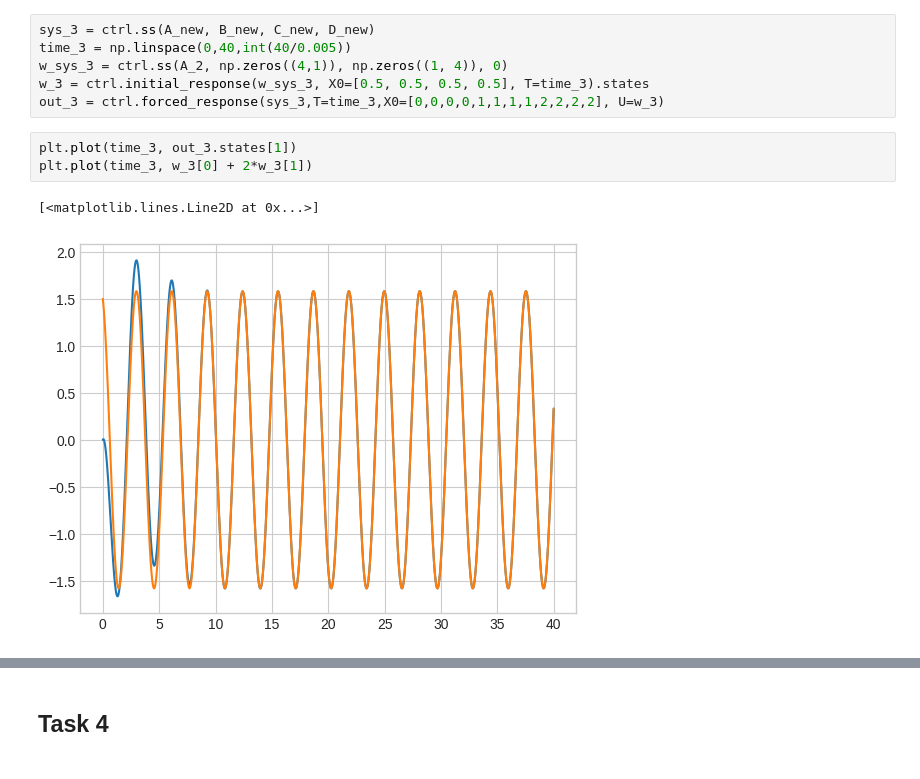
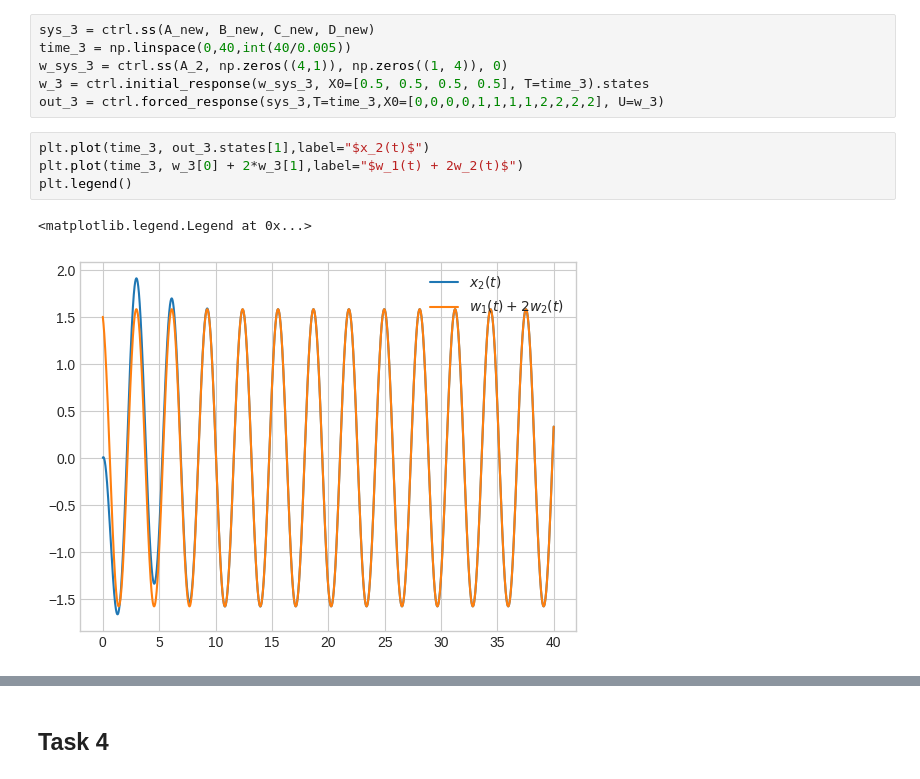
Before and after one commit to diuzhevVlad/control-theory-itmo-2023-2024, a Jupyter notebook: Lab12/Lab12.ipynb, the cells around one changed output, grey strips where cells are left out. Drawn from its saved outputs; the diff is of its cells as text.

```diff
--- a/Lab12/Lab12.ipynb
+++ b/Lab12/Lab12.ipynb
@@ -325,8 +352,9 @@ w_sys_3 = ctrl.ss(A_2, np.zeros((4,1)), np.zeros((1, 4)), 0)
 w_3 = ctrl.initial_response(w_sys_3, X0=[0.5, 0.5, 0.5, 0.5], T=time_3).states
 out_3 = ctrl.forced_response(sys_3,T=time_3,X0=[0,0,0,0,1,1,1,1,2,2,2,2], U=w_3)
 # %%
-plt.plot(time_3, out_3.states[1])
-plt.plot(time_3, w_3[0] + 2*w_3[1])
+plt.plot(time_3, out_3.states[1],label="$x_2(t)$")
+plt.plot(time_3, w_3[0] + 2*w_3[1],label="$w_1(t) + 2w_2(t)$")
+plt.legend()
 # %% [output]
-[<matplotlib.lines.Line2D at 0x...>]
+<matplotlib.legend.Legend at 0x...>
-[figure, old version]
+[figure, new version]
```
Also changed, not shown: parts of 21 cells of this notebook.
